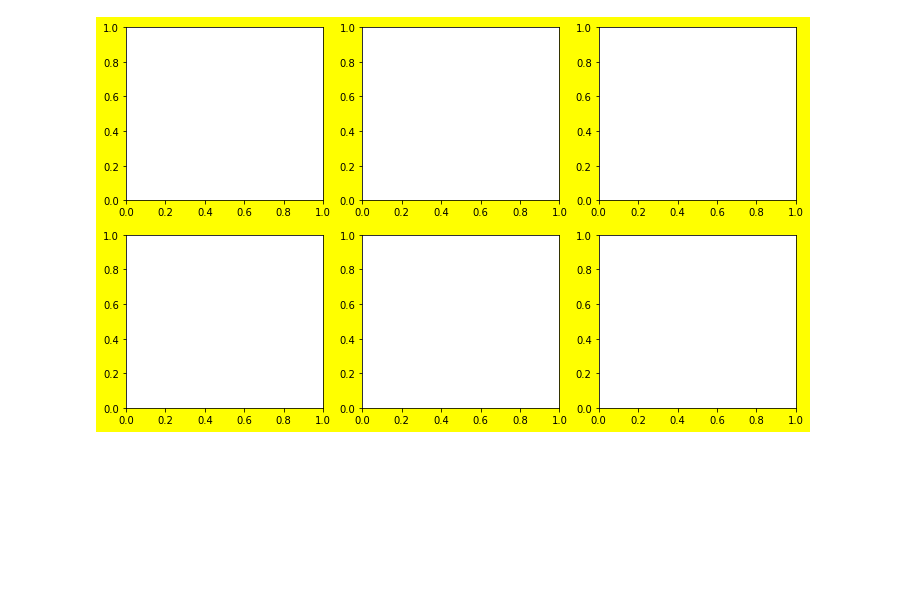
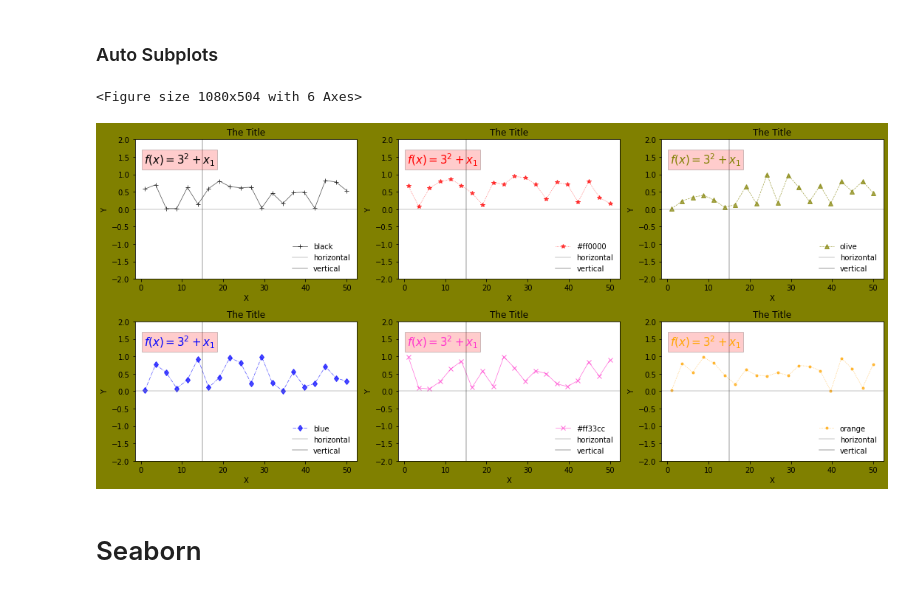
Before and after one commit to chyld/devops, a Jupyter notebook: templates/data-sci/docs/plotting.ipynb, the cells around one changed output. Saved outputs shown, nothing was run; the diff lists cells and outputs as text; code cells hidden in the pictures; blank space fills up the shorter version.

```diff
--- a/templates/data-sci/docs/plotting.ipynb
+++ b/templates/data-sci/docs/plotting.ipynb
@@ -25,14 +18,0 @@ df = sns.load_dataset('iris'); df.head()
-# %%
-fig = plt.figure(figsize=(12, 7), facecolor='olive')
-fig.subplots_adjust(hspace=0.4, wspace=0.4)
-colors = ['red', 'green', 'olive', 'blue', 'pink', 'orange']
-for i, c in zip(range(1, 7), colors):
-    ax = fig.add_subplot(2, 3, i)
-    ax.plot(range(10), stats.norm(0, 1).rvs(10), label='curve' + str(i), color=c, alpha=0.7, marker='*', linewidth=0.5)
-    ax.axhline(0, color='grey', linestyle='--', label='horizontal')
-    ax.axvline(3, color='#252525', linestyle='-.', label='vertical')
-    ax.set_title('The Title')
-    ax.set_xlabel('X')
-    ax.set_ylabel('Y')
-    ax.set_ylim(-2,1)
-    ax.legend(loc='lower right')
@@ -41,9 +30,26 @@ for i, c in zip(range(1, 7), colors):
+# %% [markdown]
+### Auto Subplots
 # %%
-fig, axs = plt.subplots(2, 3, figsize=(12, 7), facecolor='yellow')
-for i, ax in enumerate(axs.flatten()):
-    pass
+fig, axs = plt.subplots(2, 3, figsize=(15, 7), facecolor='olive')
+colors = ['black', '#ff0000', 'olive', 'blue', '#ff33cc', 'orange']
+markers = ['+', '*', '^','d', 'x', '.']
+styles = ['solid', 'dotted', 'dashed', 'dashdot', 'solid', 'dotted']
+for (i, ax), c, m, s in zip(enumerate(axs.flatten()), colors, markers, styles):
+    ax.text(0.7, 1.3, "$f(x)=3^2 + x_1$", color=c, fontsize=15, bbox={'facecolor': 'red', 'alpha': 0.2, 'pad': 3})
+    ax.plot(np.linspace(1, 50, 20), np.random.rand(20), color=c, label=c, alpha=0.7, marker=m, linewidth=0.7, linestyle=s)
+    ax.axhline(0, color='grey', label='horizontal', alpha=0.3)
+    ax.axvline(15, color='#252525', label='vertical', alpha=0.3)
+    ax.set_title('The Title')
+    ax.set_xlabel('X')
+    ax.set_ylabel('Y')
+    ax.set_ylim(-2,2)
+    ax.legend(loc='lower right', frameon=False)
+fig.tight_layout();
 # %% [output]
+<Figure size 1080x504 with 6 Axes>
-[figure, old version]
+[figure, new version]
+# %% [markdown]
+# Seaborn
 # %%
 sns.lmplot(x="sepal_width", y="sepal_length", hue="species", data=df,
                      height=7, aspect=1.5, palette='tab10',
```
Also changed, not shown: parts of 10 cells of this notebook.
